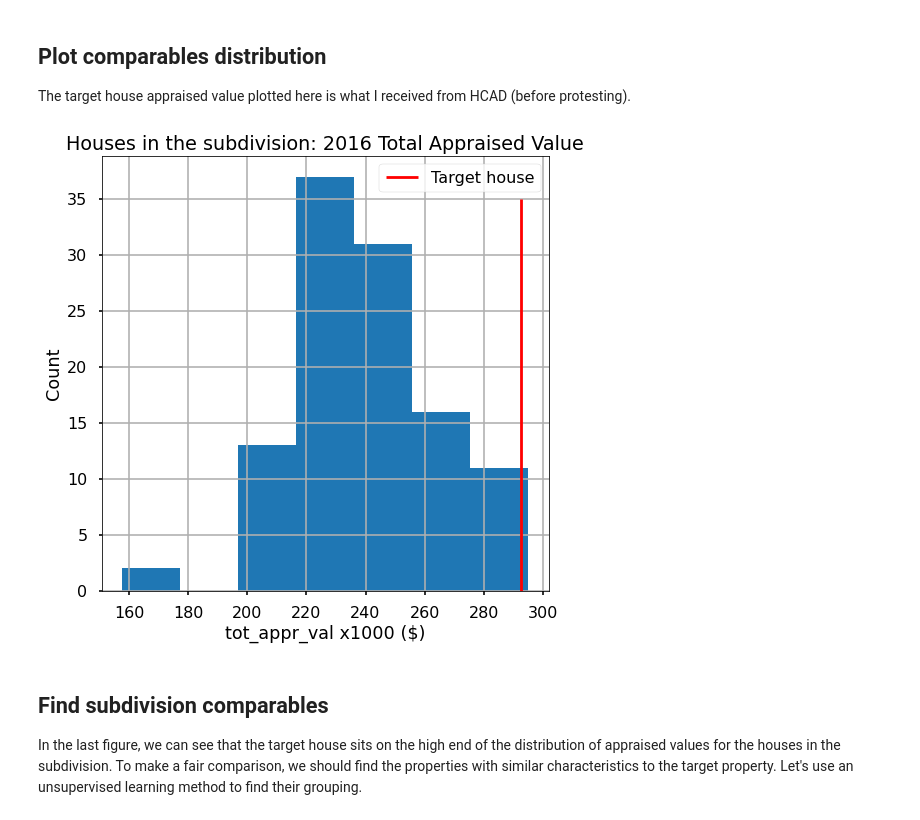
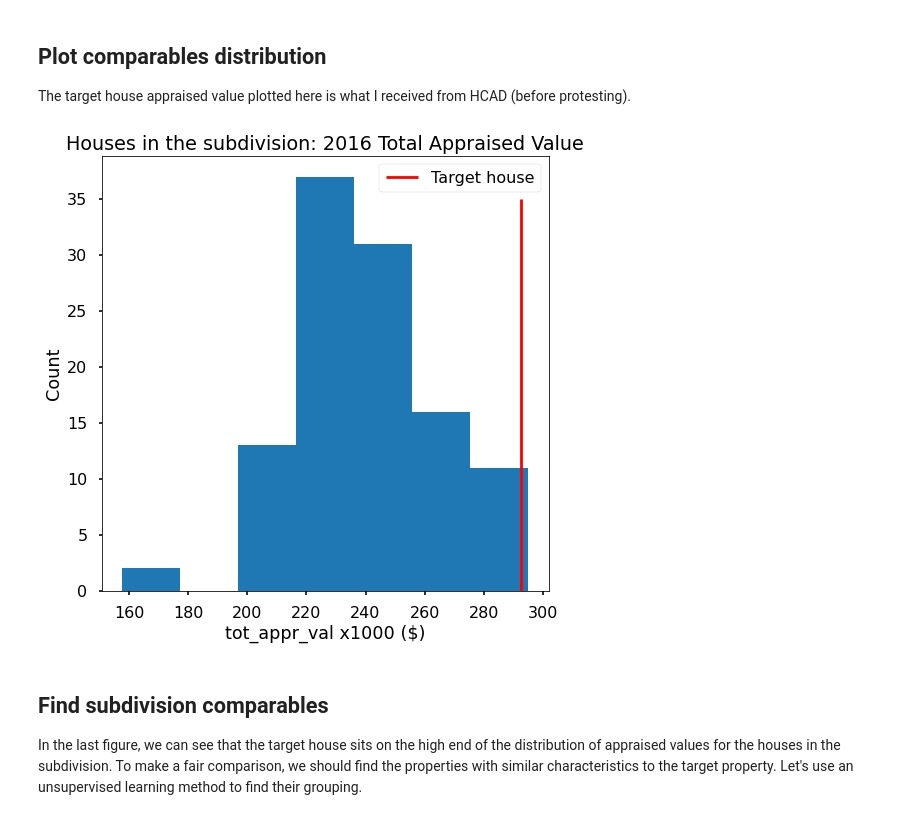
Before and after one commit to RafaelPinto/hcad_pred, a Jupyter notebook: notebooks/01_Exploratory/2.2-rp-hcad-eda-appraised-value-perc-diff-subdiv-comps-hypothesis-test.ipynb, the cells around one changed output. Cells and saved outputs as stored; diff of their text form; code cells hidden in the pictures.

```diff
--- a/notebooks/01_Exploratory/2.2-rp-hcad-eda-appraised-value-perc-diff-subdiv-comps-hypothesis-test.ipynb
+++ b/notebooks/01_Exploratory/2.2-rp-hcad-eda-appraised-value-perc-diff-subdiv-comps-hypothesis-test.ipynb
@@ -294,14 +296,15 @@ subdiv.drop(1347180010049, inplace=True)
 The target house appraised value plotted here is what I received from HCAD (before protesting).
 # %%
 _ = plt.figure(figsize=(8,8))
-_ = (subdiv['tot_appr_val']/1000).hist(bins=7)
+_ = (subdiv['tot_appr_val']/1000).hist(bins=7, grid=False)
 _ = plt.title('Houses in the subdivision: 2016 Total Appraised Value')
 _ = plt.vlines(292707/1000, 0, 35, color='red', label='Target house')
 _ = plt.xlabel('tot_appr_val x1000 ($)')
 _ = plt.ylabel('Count')
 _ = plt.legend(loc='upper right')
+_ = plt.savefig(ROOT_DIR / 'reports/figures/tot_appr_val_subdiv_hist.png', bbox_inches='tight')
 # %% [output]
-[figure, old version]
+[figure, new version]
 # %% [markdown]
 ## Find subdivision comparables
 In the last figure, we can see that the target house sits on the high end of the distribution of appraised values for the houses in the subdivision. To make a fair comparison, we should find the properties with similar characteristics to the target property. Let's use an unsupervised learning method to find their grouping.
```
Also changed, not shown: parts of 10 cells of this notebook, 1 other file.
